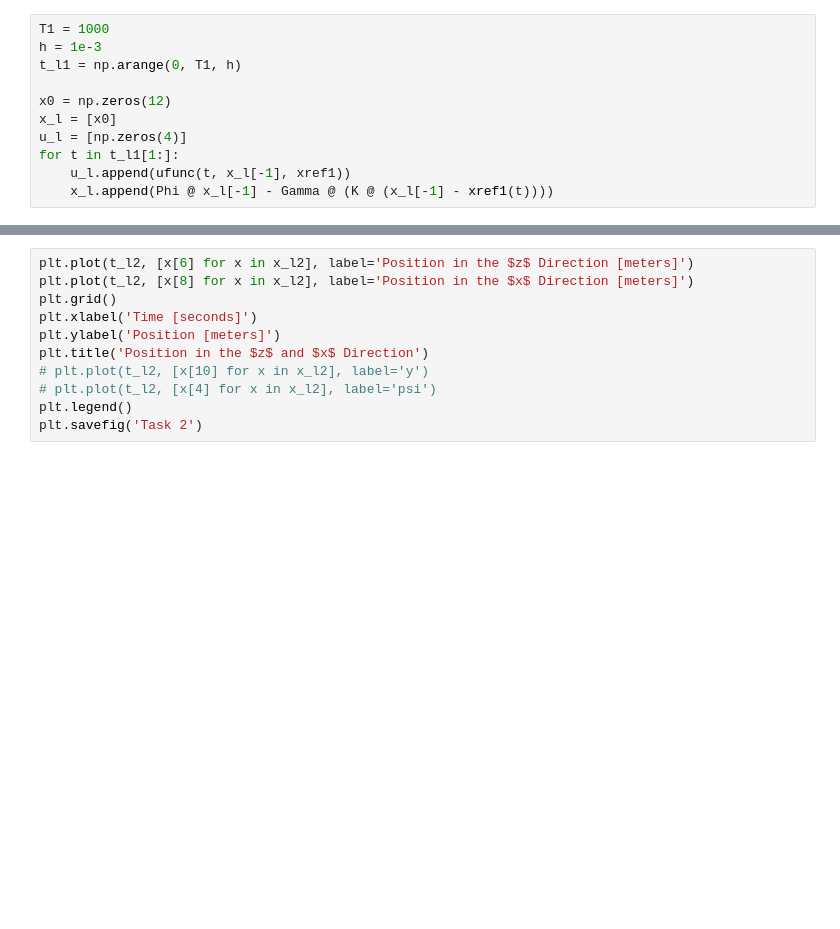
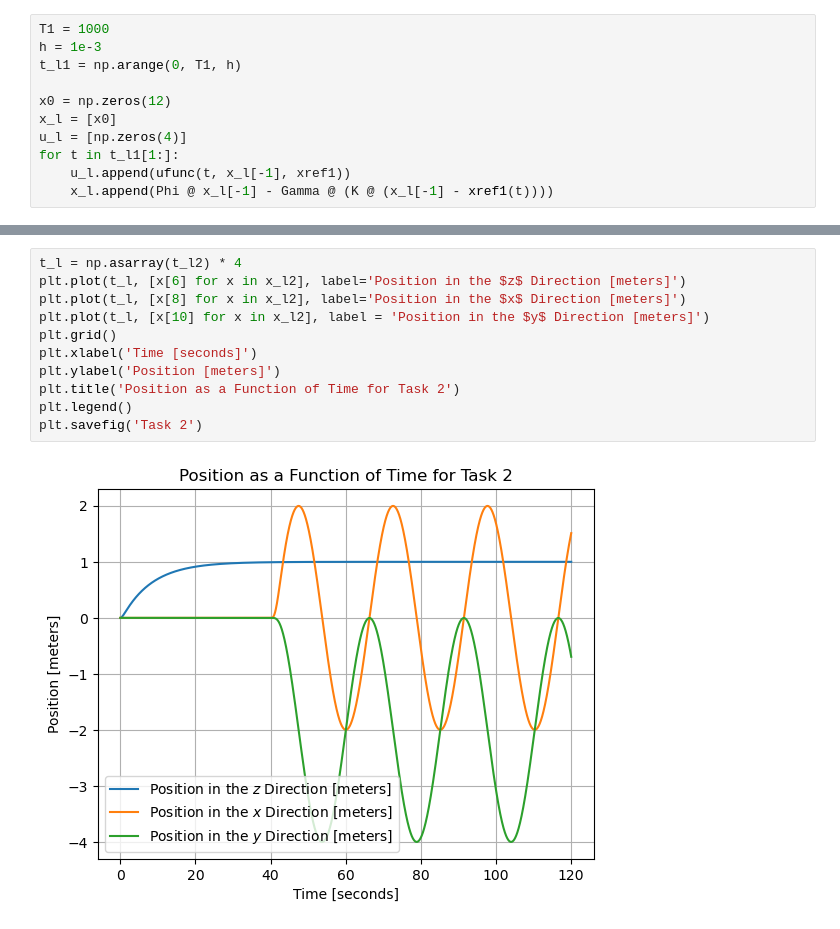
Before and after one commit to aaliyahgaffey/AE-352-Project-2, a Jupyter notebook: AE352_Group_Project.ipynb, the cells around one changed output, grey strips where cells are left out. Cells and saved outputs as stored; diff of their text form; blank space fills up the shorter version.

```diff
--- a/AE352_Group_Project.ipynb
+++ b/AE352_Group_Project.ipynb
@@ -365,11 +400,13 @@ plt.savefig('Circling Trajectory')
 # %%
-plt.plot(t_l2, [x[6] for x in x_l2], label='Position in the $z$ Direction [meters]')
-plt.plot(t_l2, [x[8] for x in x_l2], label='Position in the $x$ Direction [meters]')
+t_l = np.asarray(t_l2) * 4
+plt.plot(t_l, [x[6] for x in x_l2], label='Position in the $z$ Direction [meters]')
+plt.plot(t_l, [x[8] for x in x_l2], label='Position in the $x$ Direction [meters]')
+plt.plot(t_l, [x[10] for x in x_l2], label = 'Position in the $y$ Direction [meters]')
 plt.grid()
 plt.xlabel('Time [seconds]')
 plt.ylabel('Position [meters]')
-plt.title('Position in the $z$ and $x$ Direction')
-# plt.plot(t_l2, [x[10] for x in x_l2], label='y')
-# plt.plot(t_l2, [x[4] for x in x_l2], label='psi')
+plt.title('Position as a Function of Time for Task 2')
 plt.legend()
 plt.savefig('Task 2')
+# %% [output]
+[figure, added]
```
Also changed, not shown: parts of 21 cells of this notebook, 6 other files.
